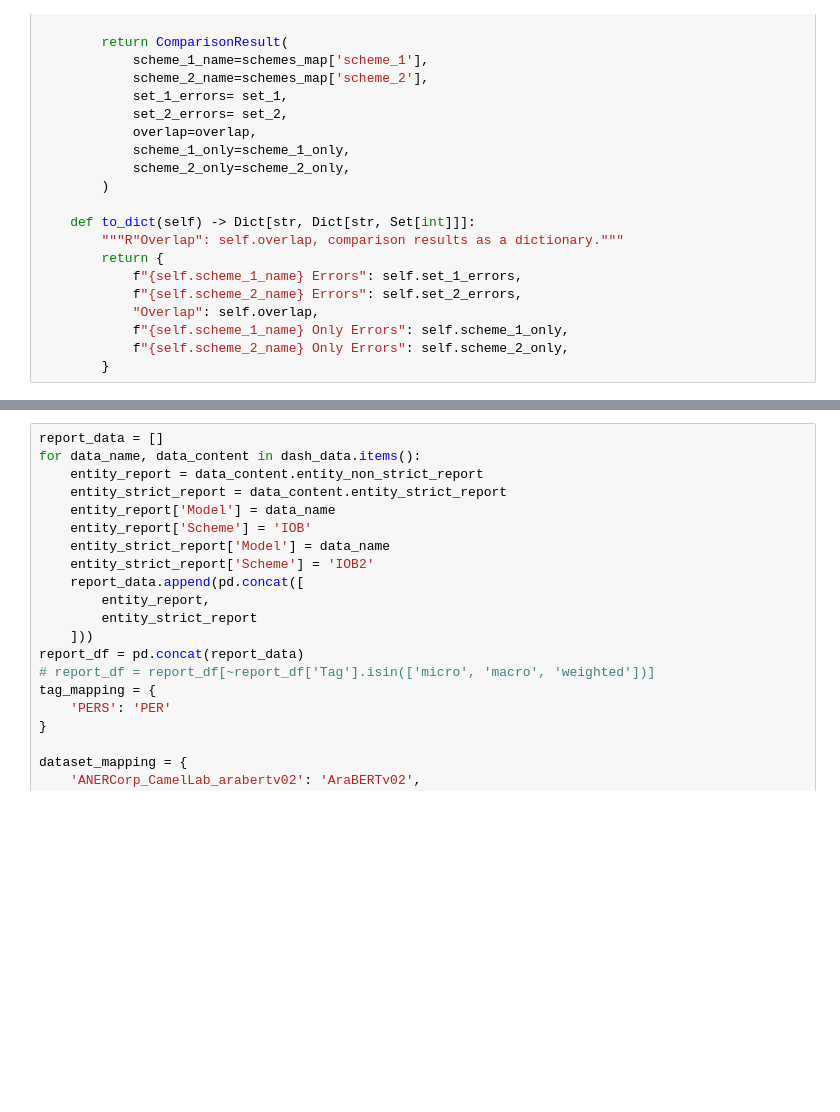
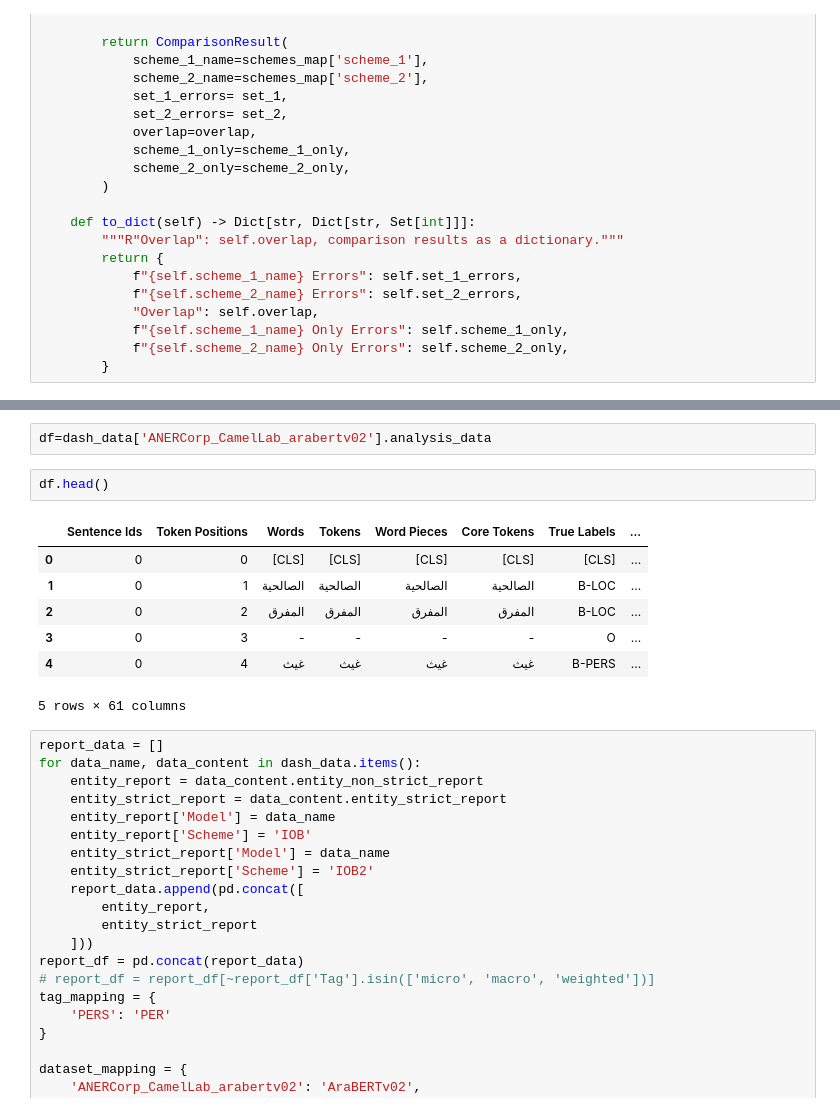
Before and after one commit to ay94/deformar-dashboard, a Jupyter notebook: notebooks/analysis/entity_performance_discrepancy.ipynb, the cells around one changed output, grey strips where cells are left out. Drawn from its saved outputs; the diff is of its cells as text; blank space fills up the shorter version.

Commit message:
backup push for the analysis

```diff
--- a/notebooks/analysis/entity_performance_discrepancy.ipynb
+++ b/notebooks/analysis/entity_performance_discrepancy.ipynb
@@ -872,3 +865,15 @@ dash_data = data_manager.load_data()
+# %%
+df=dash_data['ANERCorp_CamelLab_arabertv02'].analysis_data
+# %%
+df.head()
+# %% [output]
+|  | Sentence Ids | Token Positions | Words | Tokens | Word Pieces | Core Tokens | True Labels | ... |
+| 0 | 0 | 0 | [CLS] | [CLS] | [CLS] | [CLS] | [CLS] | ... |
+| 1 | 0 | 1 | الصالحية | الصالحية | الصالحية | الصالحية | B-LOC | ... |
+| 2 | 0 | 2 | المفرق | المفرق | المفرق | المفرق | B-LOC | ... |
+| 3 | 0 | 3 | - | - | - | - | O | ... |
+| 4 | 0 | 4 | غيث | غيث | غيث | غيث | B-PERS | ... |
+5 rows × 61 columns
 # %%
 report_data = []
 for data_name, data_content in dash_data.items():
```
Also changed, not shown: parts of 2 cells of this notebook, 3 other files.
